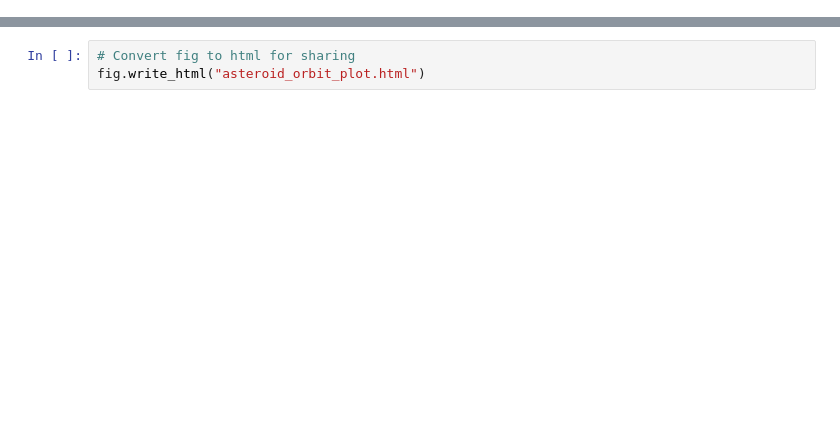
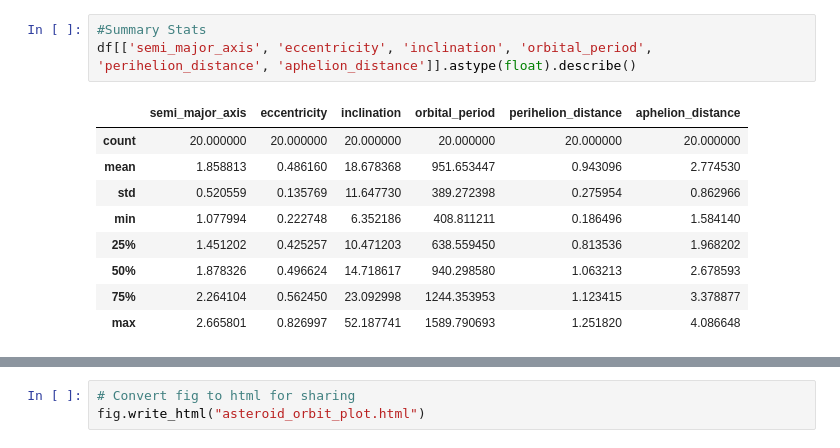
Before and after one commit to Jbeardsley8/neo-asteroid-vis, a Jupyter notebook: asteroid_orbit.ipynb, the cells around one changed output, grey strips where cells are left out. Cells and saved outputs as stored; diff of their text form; blank space fills up the shorter version.

```diff
--- a/asteroid_orbit.ipynb
+++ b/asteroid_orbit.ipynb
@@ -92 +107,14 @@ Field Descriptions:
+# %%
+#Summary Stats
+df[['semi_major_axis', 'eccentricity', 'inclination', 'orbital_period', 'perihelion_distance', 'aphelion_distance']].astype(float).describe()
+# %% [output]
+|  | semi_major_axis | eccentricity | inclination | orbital_period | perihelion_distance | aphelion_distance |
+| count | 20.000000 | 20.000000 | 20.000000 | 20.000000 | 20.000000 | 20.000000 |
+| mean | 1.858813 | 0.486160 | 18.678368 | 951.653447 | 0.943096 | 2.774530 |
+| std | 0.520559 | 0.135769 | 11.647730 | 389.272398 | 0.275954 | 0.862966 |
+| min | 1.077994 | 0.222748 | 6.352186 | 408.811211 | 0.186496 | 1.584140 |
+| 25% | 1.451202 | 0.425257 | 10.471203 | 638.559450 | 0.813536 | 1.968202 |
+| 50% | 1.878326 | 0.496624 | 14.718617 | 940.298580 | 1.063213 | 2.678593 |
+| 75% | 2.264104 | 0.562450 | 23.092998 | 1244.353953 | 1.123415 | 3.378877 |
+| max | 2.665801 | 0.826997 | 52.187741 | 1589.790693 | 1.251820 | 4.086648 |
 # %%
```
Also changed, not shown: parts of 16 cells of this notebook, 3 other files.
